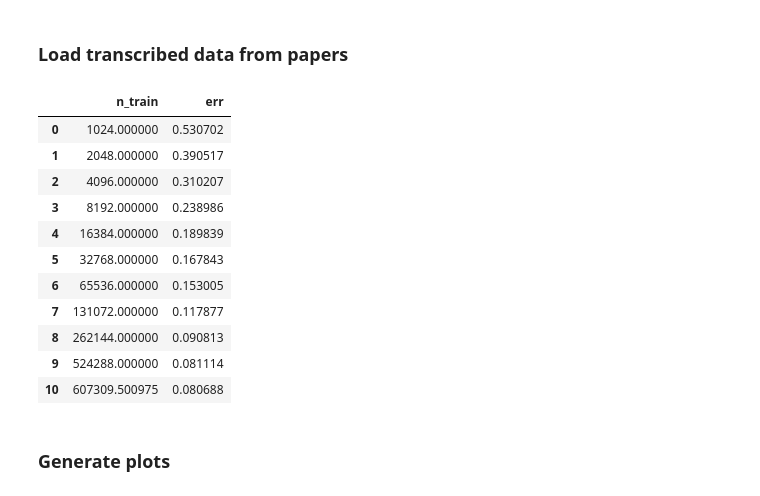
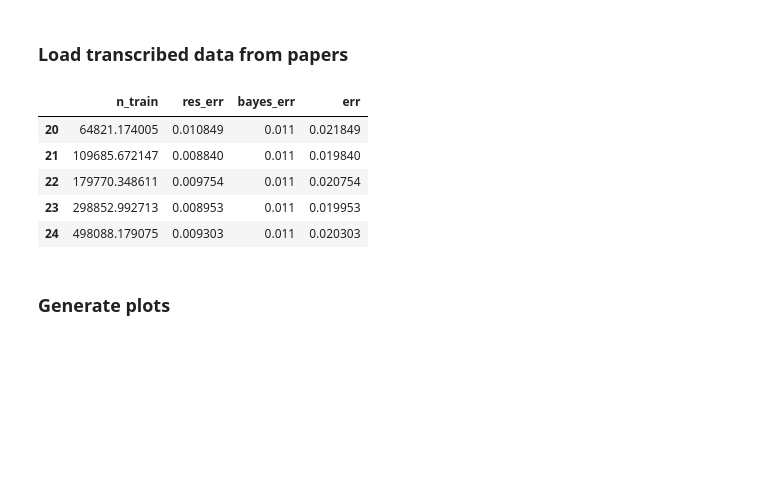
Before and after one commit to ed1d1a8d/scaling, a Jupyter notebook: notebooks/scaling-compare/svhn.ipynb, the cells around one changed output. Saved outputs shown, nothing was run; the diff lists cells and outputs as text; code cells hidden in the pictures; blank space fills up the shorter version.

```diff
--- a/notebooks/scaling-compare/svhn.ipynb
+++ b/notebooks/scaling-compare/svhn.ipynb
@@ -97,20 +97,21 @@ df
 ### Load transcribed data from papers
 # %%
 df_bahri = pd.read_csv(GIT_ROOT / "data/bahri-svhn/wpd-clean.csv")
-df_bahri
+
+df_prune = (
+    pd.read_csv(GIT_ROOT / "data/sorscher-svhn/wpd-clean.csv")
+    .sort_values("n_train")
+    .reset_index(drop=True)
+)
+df_prune["err"] = df_prune.res_err + df_prune.bayes_err
+df_prune.tail()
 # %% [output]
-|  | n_train | err |
-| 0 | 1024.000000 | 0.530702 |
-| 1 | 2048.000000 | 0.390517 |
-| 2 | 4096.000000 | 0.310207 |
-| 3 | 8192.000000 | 0.238986 |
-| 4 | 16384.000000 | 0.189839 |
-| 5 | 32768.000000 | 0.167843 |
-| 6 | 65536.000000 | 0.153005 |
-| 7 | 131072.000000 | 0.117877 |
-| 8 | 262144.000000 | 0.090813 |
-| 9 | 524288.000000 | 0.081114 |
-| 10 | 607309.500975 | 0.080688 |
+|  | n_train | res_err | bayes_err | err |
+| 20 | 64821.174005 | 0.010849 | 0.011 | 0.021849 |
+| 21 | 109685.672147 | 0.008840 | 0.011 | 0.019840 |
+| 22 | 179770.348611 | 0.009754 | 0.011 | 0.020754 |
+| 23 | 298852.992713 | 0.008953 | 0.011 | 0.019953 |
+| 24 | 498088.179075 | 0.009303 | 0.011 | 0.020303 |
 # %% [markdown]
 ### Generate plots
 # %%
```
Also changed, not shown: parts of 1 cell of this notebook, 8 other files.
